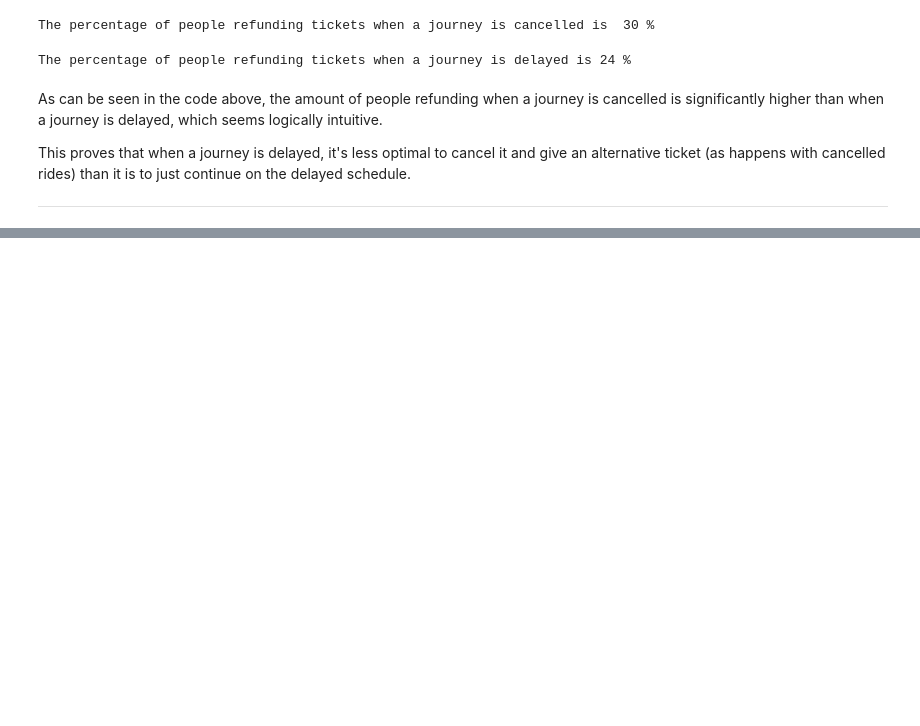
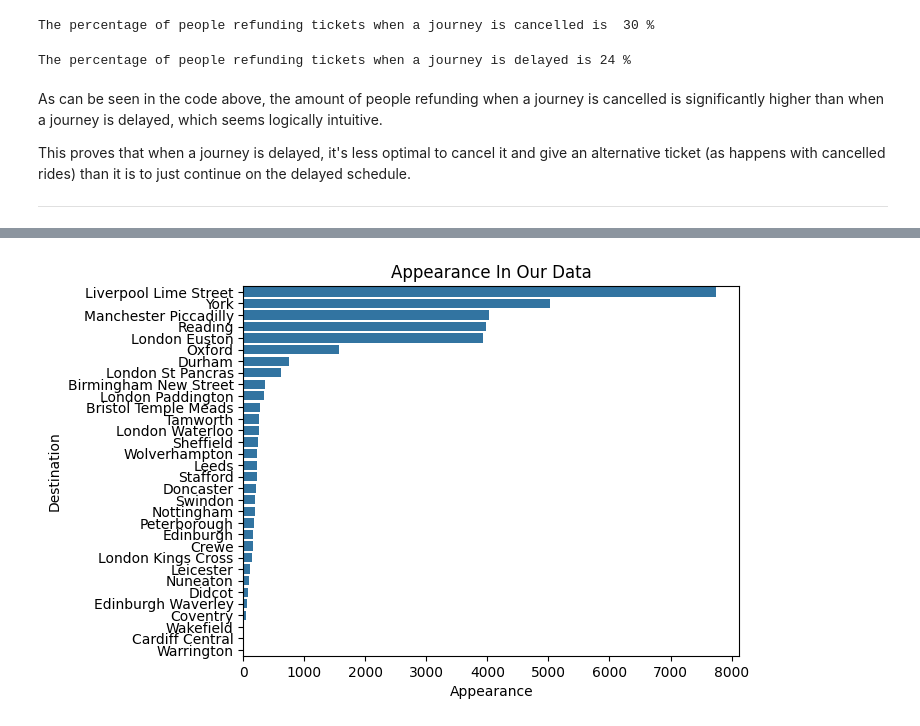
Before and after one commit to guiltter/TrainProject, a Jupyter notebook: Train_project.ipynb, the cells around one changed output, grey strips where cells are left out. Saved outputs shown, nothing was run; the diff lists cells and outputs as text; code cells hidden in the pictures; blank space fills up the shorter version.

```diff
--- a/Train_project.ipynb
+++ b/Train_project.ipynb
@@ -283,0 +308,8 @@ This proves that when a journey is delayed, it's less optimal to cancel it and g
+# %%
+sns.barplot(x = train_data["Arrival Destination"].value_counts(), y = train_data["Arrival Destination"].unique());
+plt.title("Appearance In Our Data");
+plt.xlabel("Appearance");
+plt.ylabel("Destination");
+plt.show();
+# %% [output]
+[figure, added]
```
Also changed, not shown: parts of 16 cells of this notebook, 1 other file.
